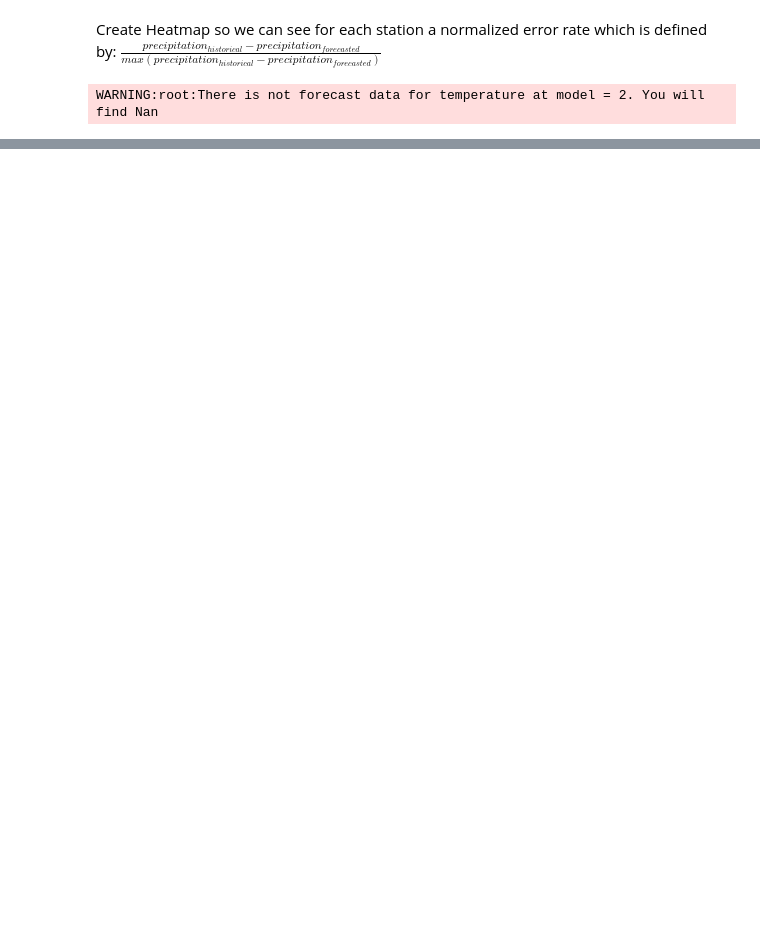
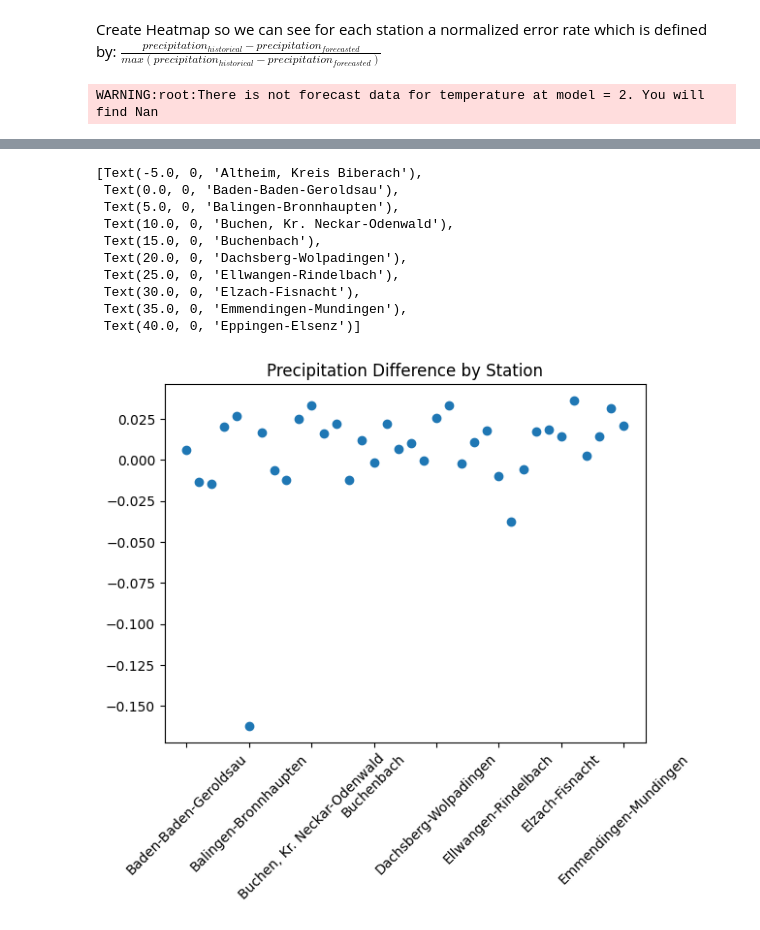
Before and after one commit to RobinU434/DataLiteracy, a Jupyter notebook: studies/11_01_24_LD_fig_BaWu_stations.ipynb, the cells around one changed output, grey strips where cells are left out. Drawn from its saved outputs; the diff is of its cells as text; code cells hidden in the pictures; blank space fills up the shorter version.

```diff
--- a/studies/11_01_24_LD_fig_BaWu_stations.ipynb
+++ b/studies/11_01_24_LD_fig_BaWu_stations.ipynb
@@ -191,6 +201,7 @@ dataset_model_1 = DWD_Dataset(source_path="../data/dwd", model=1,)
 dataset_model_2 = DWD_Dataset(source_path="../data/dwd", model=2,)
 merge1 = dataset_model_1.get_merge()
 merge2 = dataset_model_2.get_merge()
-error_by_station = merge1.groupby(["station_id"]).mean()
+error_by_station_model_1 = merge1.groupby(["station_id"]).mean()
+std_error_by_station_preliminary_model_1 = merge1.groupby(["station_id"]).std()
 # %% [output]
 WARNING:root:There is not forecast data for temperature at model = 2. You will find Nan
@@ -216,0 +208,10 @@ Name: precipitation_error, dtype: float64
+# %%
+bw_response_stations["station_id"] = bw_response_stations["Stations_ID"].copy()
+
+error_by_station_plz = pd.merge(
+    left=bw_response_stations,
+    right=error_by_station_model_1,
+    on='station_id',
+    how='inner'
+)
+print(len(error_by_station_plz["precipitation_error"]))
@@ -216,0 +225,22 @@ Name: precipitation_error, dtype: float64
+# %%
+x_axis_range = np.arange(0,len(error_by_station_plz["station_id"]))
+fig, ax = plt.subplots()
+ax.errorbar(
+    x_axis_range,
+    error_by_station_plz["precipitation_error"],
+    std_error_by_station_preliminary_model_1["std_precipitation_error"]
+)
+ax.set(title = 'Precipitation Difference by Station')
+ax.set_xticklabels(error_by_station_plz["Stationsname"], rotation = 45)
+# %% [output]
+[Text(-5.0, 0, 'Altheim, Kreis Biberach'),
+ Text(0.0, 0, 'Baden-Baden-Geroldsau'),
+ Text(5.0, 0, 'Balingen-Bronnhaupten'),
+ Text(10.0, 0, 'Buchen, Kr. Neckar-Odenwald'),
+ Text(15.0, 0, 'Buchenbach'),
+ Text(20.0, 0, 'Dachsberg-Wolpadingen'),
+ Text(25.0, 0, 'Ellwangen-Rindelbach'),
+ Text(30.0, 0, 'Elzach-Fisnacht'),
+ Text(35.0, 0, 'Emmendingen-Mundingen'),
+ Text(40.0, 0, 'Eppingen-Elsenz')]
+[figure, added]
```
Also changed, not shown: parts of 8 cells of this notebook, 3 other files.
